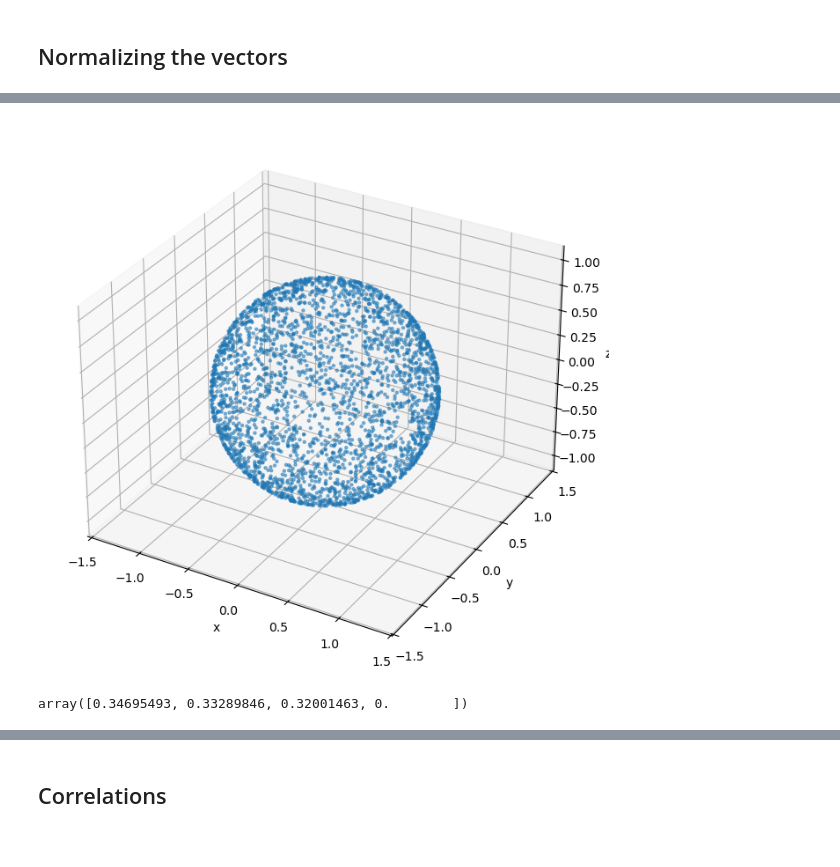
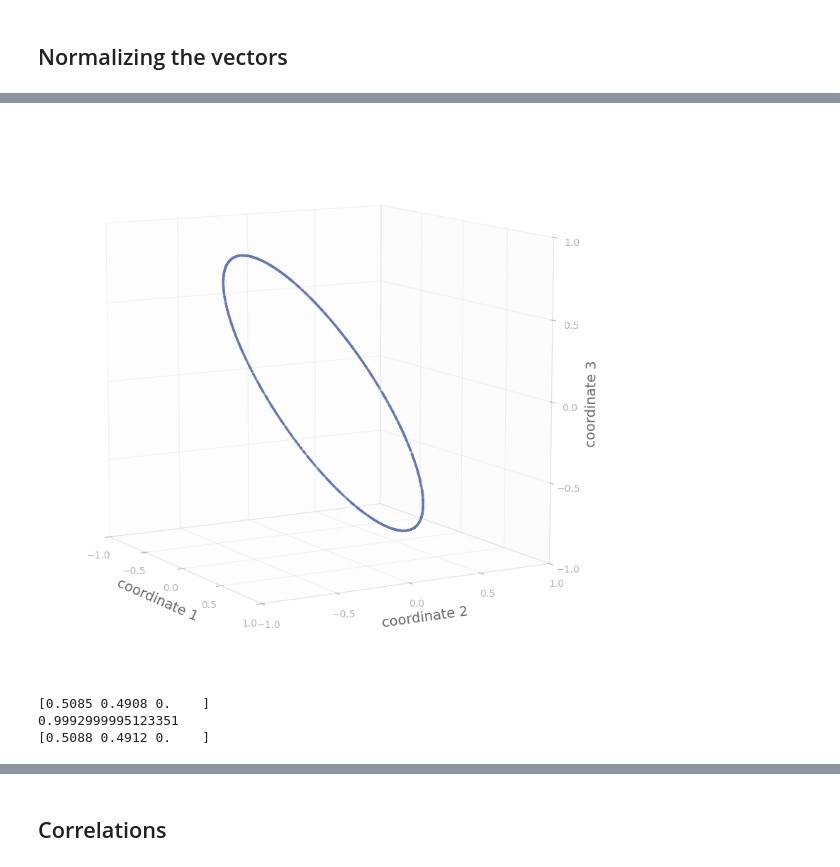
Before and after one commit to reebme/financial-attitudes-clustering, a Jupyter notebook: Notebooks/05_correlation_exploration.ipynb, the cells around one changed output, grey strips where cells are left out. Saved outputs shown, nothing was run; the diff lists cells and outputs as text; code cells hidden in the pictures.

```diff
--- a/Notebooks/05_correlation_exploration.ipynb
+++ b/Notebooks/05_correlation_exploration.ipynb
@@ -156,24 +345,13 @@ plt.show()
-# %%
-fig = plt.figure(figsize=(8, 8))
-ax = fig.add_subplot(projection='3d')
-
-ax.scatter(
-    norm_coords[:, 1],
-    norm_coords[:, 0],
-    norm_coords[:, 2],
-    s=5,
-    alpha=0.5
-)
-
-ax.axis('equal')
-ax.set_xlabel("x")
-ax.set_ylabel("y")
-ax.set_zlabel("z")
-
-plt.show()
-# %% [output]
-[figure, removed]
-# %%
-pca.explained_variance_
-# %% [output]
-array([0.34695493, 0.33289846, 0.32001463, 0.        ])
+# %%
+pretty_3Dscatter_points(U, save_file = pic_folder / f"normalized_vectors_orig_coords_{n}D.png")
+# %% [output]
+[figure, added]
+# %%
+norm_coords = pca.fit_transform(U.T)
+print(np.round(pca.explained_variance_, 4))
+print(np.sum(pca.explained_variance_))
+print(np.round(pca.explained_variance_ratio_, 4))
+# %% [output]
+[0.5085 0.4908 0.    ]
+0.9992999995123351
+[0.5088 0.4912 0.    ]
```
Also changed, not shown: parts of 23 cells of this notebook.
